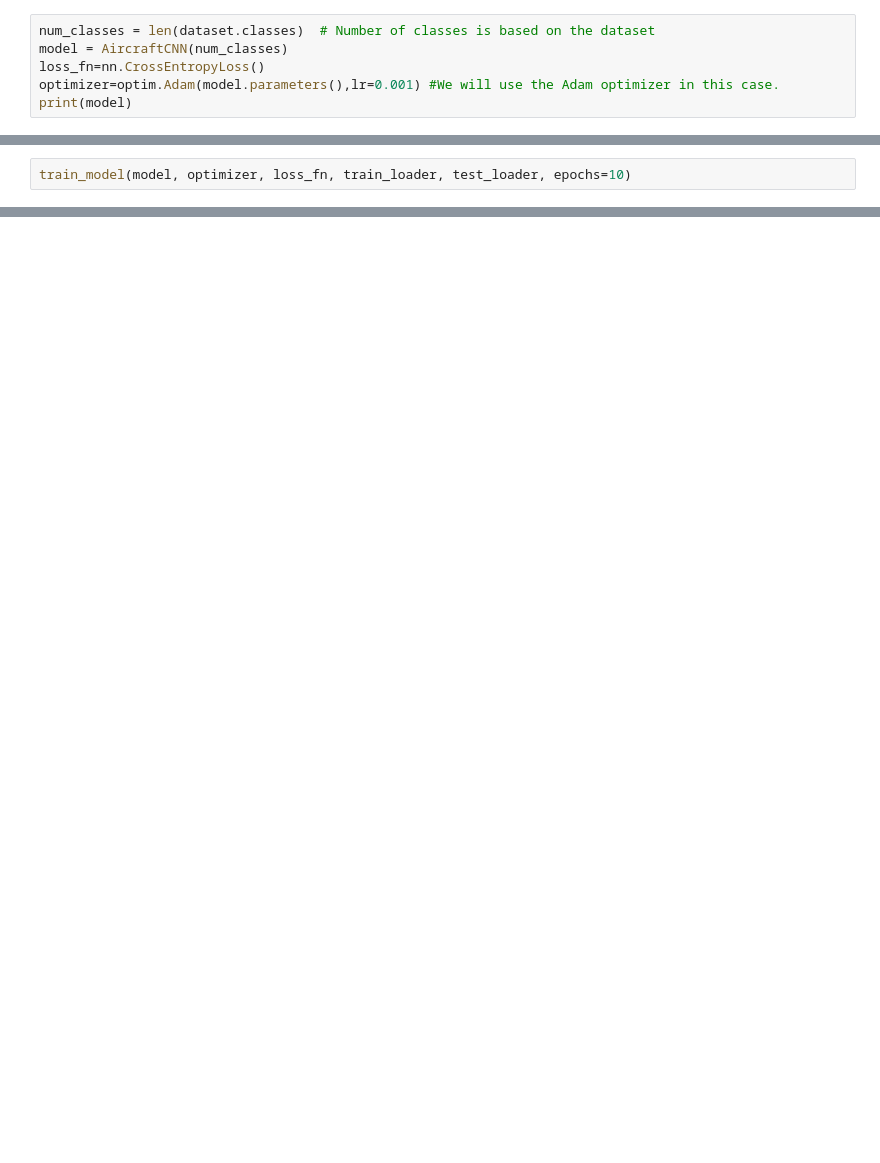
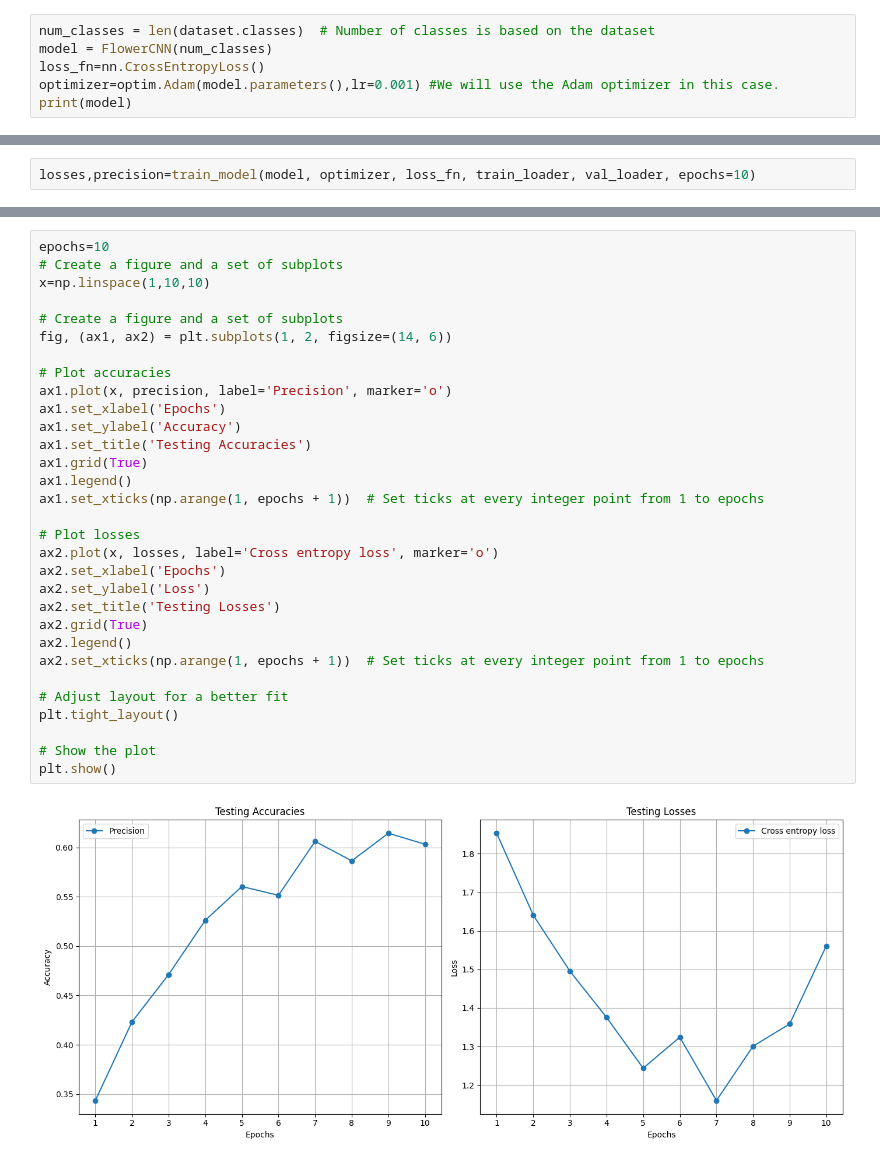
Before and after one commit to 14Smits/Flower-Computer-Vision-Convolutional-Neural-Networks, a Jupyter notebook: Model and training.ipynb, the cells around one changed output, grey strips where cells are left out. Saved outputs shown, nothing was run; the diff lists cells and outputs as text; blank space fills up the shorter version.

Commit message:
Trained the model and completed the notebook.

```diff
--- a/Model and training.ipynb
+++ b/Model and training.ipynb
@@ -78,6 +102,6 @@ class AircraftCNN(nn.Module):
 # %%
 num_classes = len(dataset.classes)  # Number of classes is based on the dataset
-model = AircraftCNN(num_classes)
+model = FlowerCNN(num_classes)
 loss_fn=nn.CrossEntropyLoss()
 optimizer=optim.Adam(model.parameters(),lr=0.001) #We will use the Adam optimizer in this case.
 print(model)
@@ -170,3 +190,3 @@ def evaluate_model(model, loss_fn, data_loader):
 # %%
-train_model(model, optimizer, loss_fn, train_loader, test_loader, epochs=10)
+losses,precision=train_model(model, optimizer, loss_fn, train_loader, val_loader, epochs=10)
 # %% [output]
@@ -177,0 +213,33 @@ Training: Epoch [2, 200], Loss: 3.749
+# %%
+epochs=10
+# Create a figure and a set of subplots
+x=np.linspace(1,10,10)
+
+# Create a figure and a set of subplots
+fig, (ax1, ax2) = plt.subplots(1, 2, figsize=(14, 6))
+
+# Plot accuracies
+ax1.plot(x, precision, label='Precision', marker='o')
+ax1.set_xlabel('Epochs')
+ax1.set_ylabel('Accuracy')
+ax1.set_title('Testing Accuracies')
+ax1.grid(True)
+ax1.legend()
+ax1.set_xticks(np.arange(1, epochs + 1))  # Set ticks at every integer point from 1 to epochs
+
+# Plot losses
+ax2.plot(x, losses, label='Cross entropy loss', marker='o')
+ax2.set_xlabel('Epochs')
+ax2.set_ylabel('Loss')
+ax2.set_title('Testing Losses')
+ax2.grid(True)
+ax2.legend()
+ax2.set_xticks(np.arange(1, epochs + 1))  # Set ticks at every integer point from 1 to epochs
+
+# Adjust layout for a better fit
+plt.tight_layout()
+
+# Show the plot
+plt.show()
+# %% [output]
+[figure, added]
```
Also changed, not shown: parts of 17 cells of this notebook.
